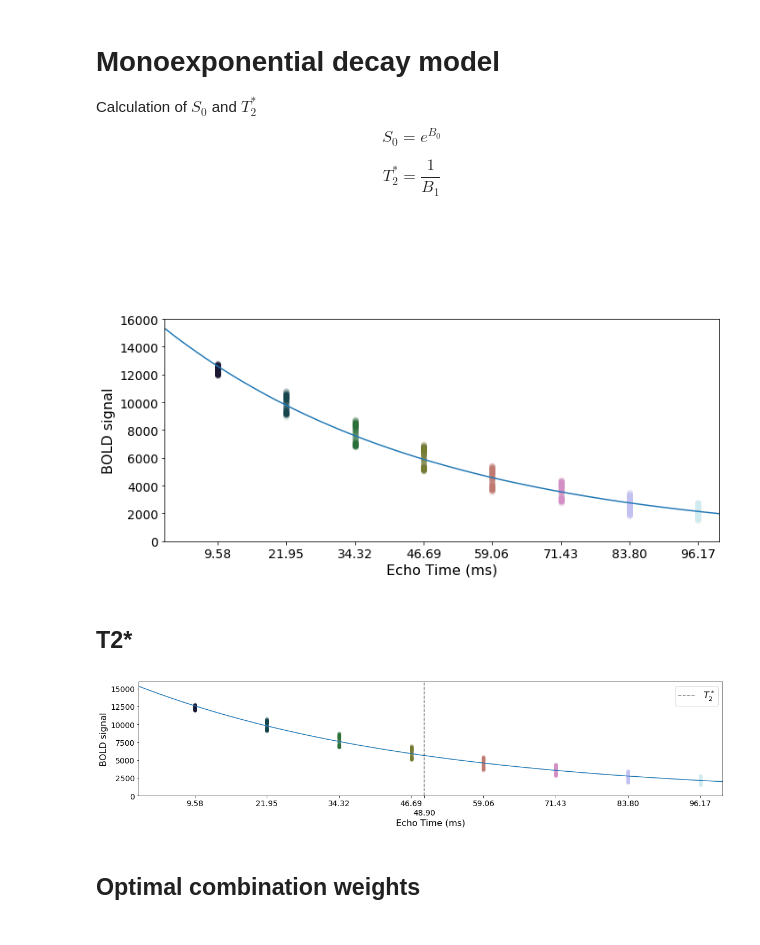
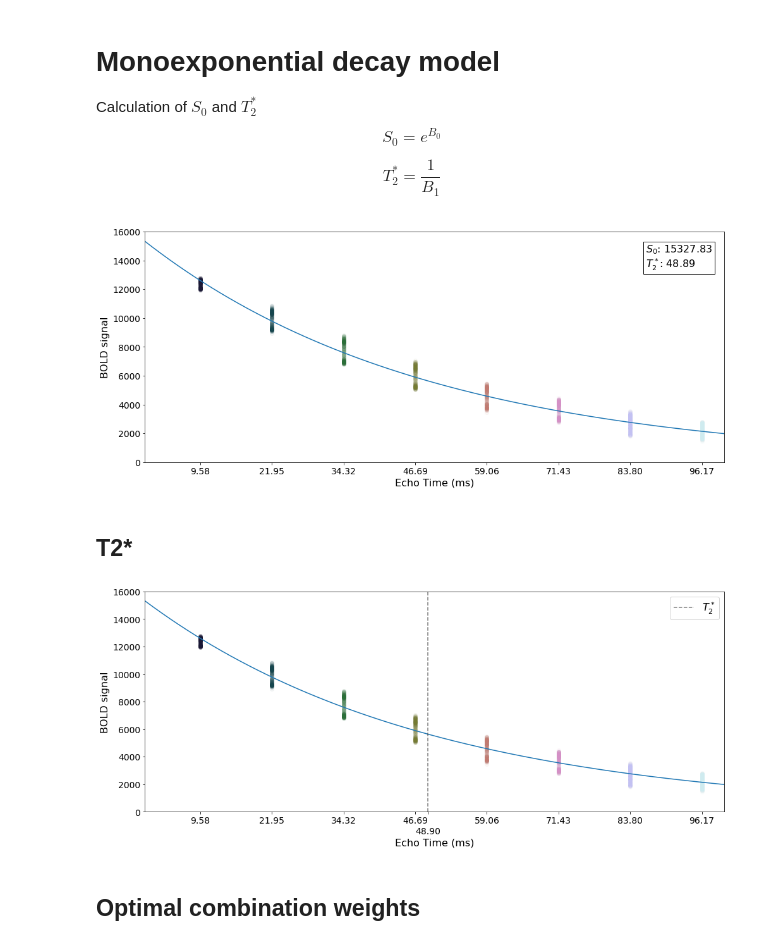
Before and after one commit to ME-ICA/tedana, a Jupyter notebook: docs/_static/plot_approach_figures.ipynb, the cells around one changed output. Drawn from its saved outputs; the diff is of its cells as text; code cells hidden in the pictures.

```diff
--- a/docs/_static/plot_approach_figures.ipynb
+++ b/docs/_static/plot_approach_figures.ipynb
@@ -120,7 +138,7 @@ fig.savefig('a01_echo_timeseries.png', dpi=400)
 # %% [markdown]
 ## Echo-specific data and echo time
 # %%
-fig, ax = plt.subplots(figsize=(10, 6))
+fig, ax = plt.subplots(figsize=(14, 6))
 values = [i[0] for i in ts]
 for i_echo in range(n_echoes):
     rep_echo_times = np.ones(n_trs) * echo_times[i_echo]
@@ -151,7 +169,7 @@ fig.savefig('a03_adaptive_mask.png', dpi=400)
 # %% [markdown]
 ## Log-linear transformation
 # %%
-fig, ax = plt.subplots(figsize=(10, 6))
+fig, ax = plt.subplots(figsize=(14, 6))
 for i_echo in range(n_echoes):
     rep_echo_times = -1 * np.ones(n_trs) * echo_times[i_echo]
     log_echo_data = np.log((np.abs(ts[i_echo]) + 1))
@@ -198,7 +216,7 @@ B_{0} \\
 \vdots \\
 B_{0}\end{pmatrix}$$
 # %%
-fig, ax = plt.subplots(figsize=(10, 6))
+fig, ax = plt.subplots(figsize=(14, 6))
 for i_echo in range(n_echoes):
     rep_echo_times = -1 * np.ones(n_trs) * echo_times[i_echo]
     log_echo_data = np.log((np.abs(ts[i_echo]) + 1))
@@ -228,7 +246,7 @@ $$S_{0} = e^{B_{0}}$$
 
 $$T_{2}^{*} = \frac{1}{B_{1}}$$
 # %%
-fig, ax = plt.subplots(figsize=(10, 6))
+fig, ax = plt.subplots(figsize=(14, 6))
 for i_echo in range(n_echoes):
     rep_echo_times = np.ones(n_trs) * echo_times[i_echo]
     ax.scatter(rep_echo_times, ts[i_echo], alpha=0.05, color=pal[i_echo])
@@ -242,38 +260,38 @@ ax.set_xlim(0, 100)
 ax.set_ylim(0, 16000)
 ax.tick_params(axis='both', which='major', labelsize=14)
 ax.annotate('$S_0$: {0:.02f}\n$T_2^*$: {1:.02f}'.format(s0, t2s),
-            xy=(60, 20000), fontsize=16,
+            xy=(86.5, 13500), fontsize=16,
             bbox=dict(fc="white", ec="black", lw=1))
 
 fig.tight_layout()
 fig.savefig('a06_monoexponential_decay_model.png', dpi=400)
 # %% [output]
-[figure, old version]
+[figure, new version]
 # %% [markdown]
 ## T2*
 # %%
-fig, ax = plt.subplots(figsize=(16, 4))
+fig, ax = plt.subplots(figsize=(14, 6))
 for i_echo in range(n_echoes):
     rep_echo_times = np.ones(n_trs) * echo_times[i_echo]
     ax.scatter(rep_echo_times, ts[i_echo], alpha=0.05, color=pal[i_echo])
 
 ax.plot(mono_x, mono_y)
 
 ax.axvline(t2s, 0, 1, label='$T_2^*$', color='black', linestyle='--', alpha=0.5)
 ax.set_ylabel('BOLD signal', fontsize=16)
 ax.set_xlabel('Echo Time (ms)', fontsize=16)
 ax.set_xticks(np.hstack((echo_times, [np.round(t2s, 1)])))
 ax.set_xlim(0, 100)
 ax.set_ylim(0, 16000)
 ax.tick_params(axis='both', which='major', labelsize=14)
 ax.xaxis.get_major_ticks()[-1].set_pad(20)
 
 legend = ax.legend(frameon=True, fontsize=16)
 
 fig.tight_layout()
 fig.savefig('a07_monoexponential_decay_model_with_t2.png', dpi=400)
 # %% [output]
-[figure, old version]
+[figure, new version]
 # %% [markdown]
 ## Optimal combination weights
 # %%
```
Also changed, not shown: parts of 15 cells of this notebook, 21 other files.
